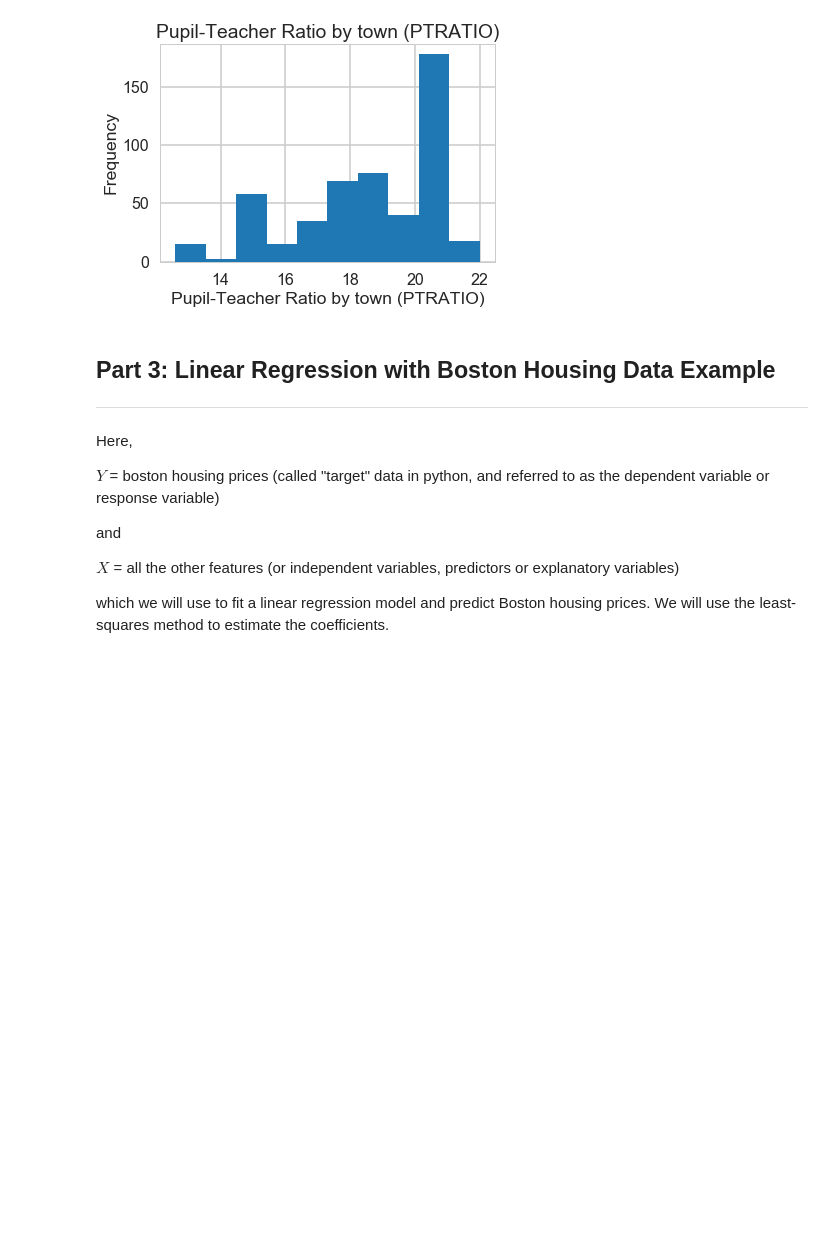
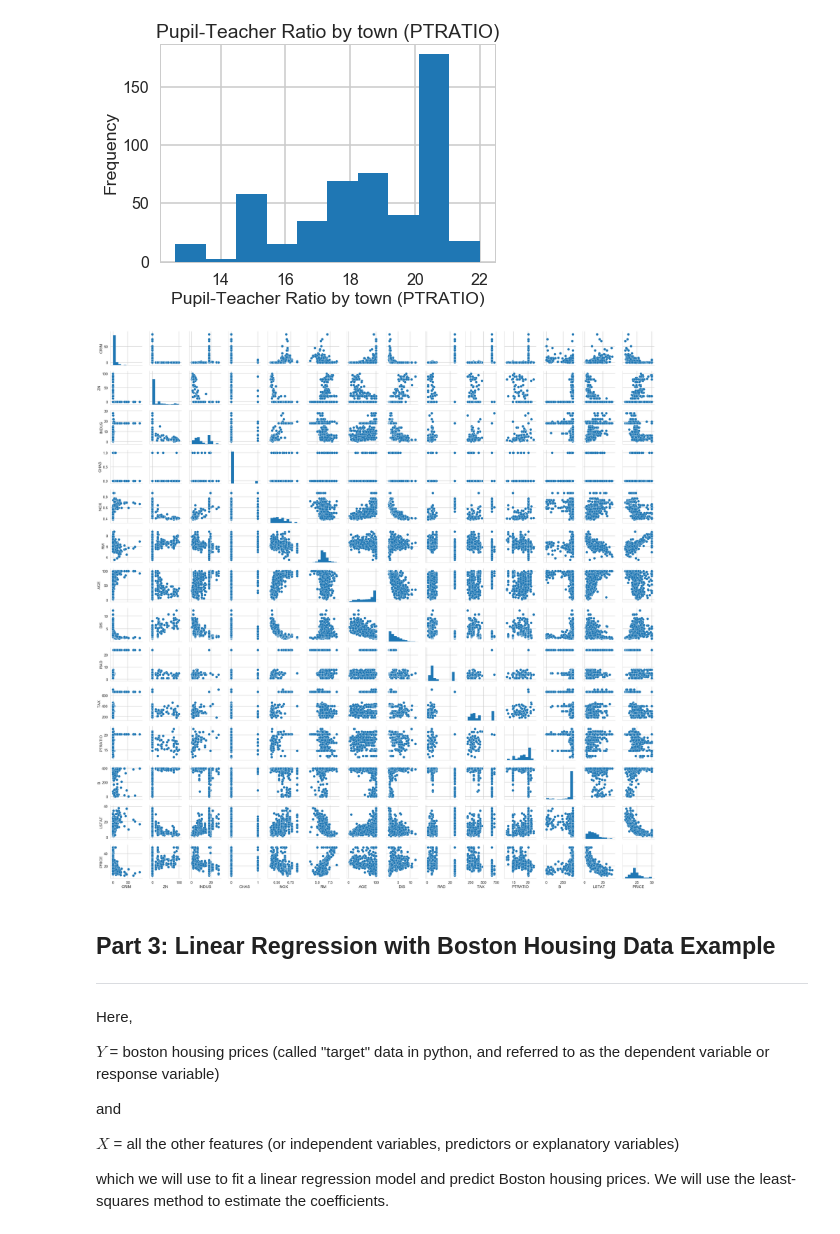
Before and after one commit to yuriyura/Springboard, a Jupyter notebook: Mini_Project_Linear_Regression.ipynb, the cells around one changed output. Drawn from its saved outputs; the diff is of its cells as text; code cells hidden in the pictures; blank space fills up the shorter version.

```diff
--- a/Mini_Project_Linear_Regression.ipynb
+++ b/Mini_Project_Linear_Regression.ipynb
@@ -409,6 +409,11 @@ plt.title("Pupil-Teacher Ratio by town (PTRATIO)")
 # %% [output]
 Text(0.5, 1.0, 'Pupil-Teacher Ratio by town (PTRATIO)')
 [figure]
+# %%
+sns.pairplot(bos)
+plt.show()
+# %% [output]
+[figure, added]
 # %% [markdown]
 ## Part 3: Linear Regression with Boston Housing Data Example
 ***
```
Also changed, not shown: parts of 36 cells of this notebook.
